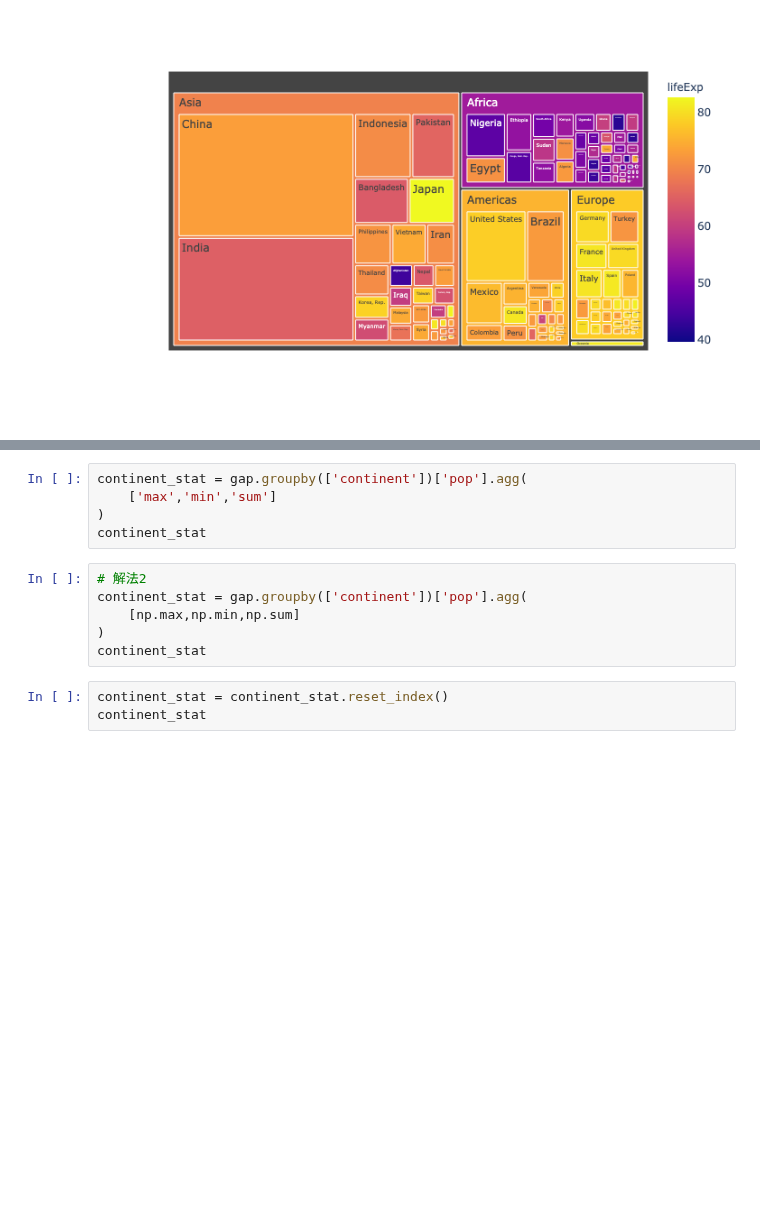
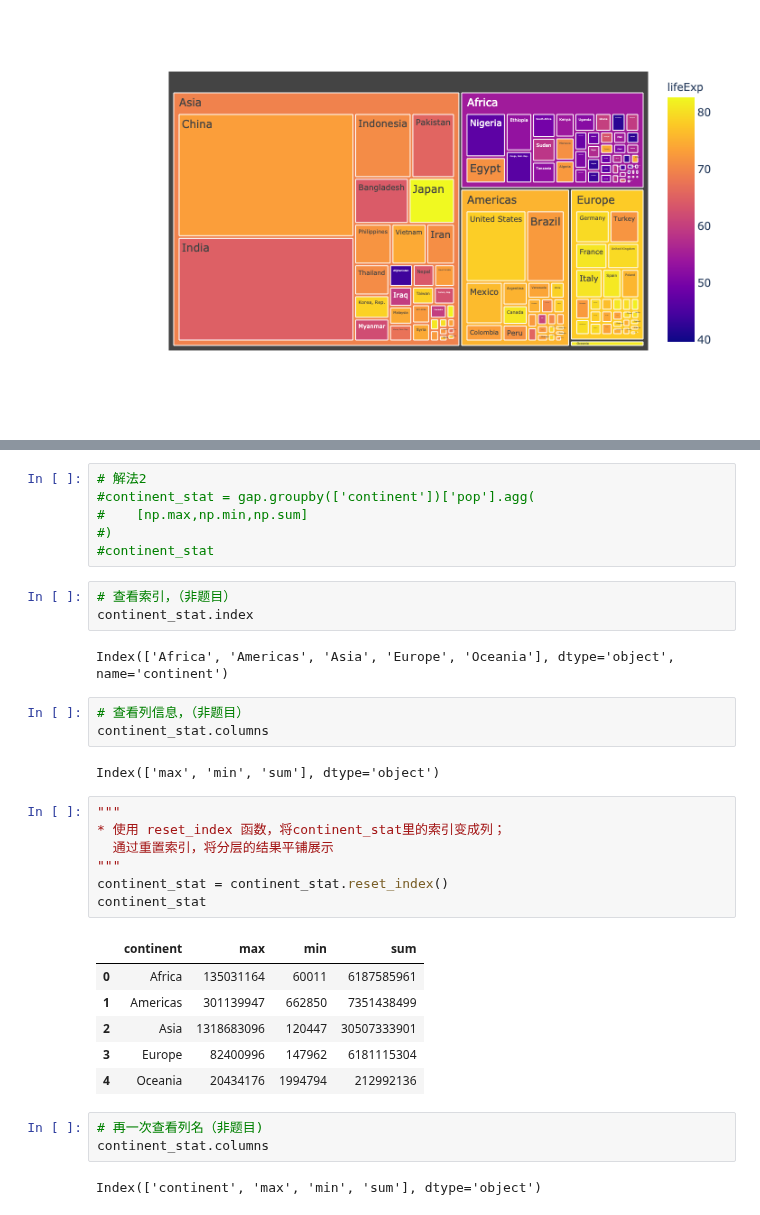
Before and after one commit to liuhui998/pe2, a Jupyter notebook: 10-groupby/answer-questions.ipynb, the cells around one changed output, grey strips where cells are left out. Drawn from its saved outputs; the diff is of its cells as text; blank space fills up the shorter version.

```diff
--- a/10-groupby/answer-questions.ipynb
+++ b/10-groupby/answer-questions.ipynb
@@ -447,17 +491,38 @@ fig.show('png')
 # %%
-continent_stat = gap.groupby(['continent'])['pop'].agg(
-    ['max','min','sum']
-)
-continent_stat
+# 解法2
+#continent_stat = gap.groupby(['continent'])['pop'].agg(
+#    [np.max,np.min,np.sum]
+#)
+#continent_stat
-# %%
-# 解法2
-continent_stat = gap.groupby(['continent'])['pop'].agg(
-    [np.max,np.min,np.sum]
-)
-continent_stat
-# %%
-continent_stat = continent_stat.reset_index()
-continent_stat
+# %%
+# 查看索引，（非题目）
+continent_stat.index
+# %% [output]
+Index(['Africa', 'Americas', 'Asia', 'Europe', 'Oceania'], dtype='object', name='continent')
+# %%
+# 查看列信息，（非题目）
+continent_stat.columns
+# %% [output]
+Index(['max', 'min', 'sum'], dtype='object')
+# %%
+"""
+* 使用 reset_index 函数，将continent_stat里的索引变成列；
+  通过重置索引，将分层的结果平铺展示
+"""
+continent_stat = continent_stat.reset_index()
+continent_stat
+# %% [output]
+|  | continent | max | min | sum |
+| 0 | Africa | 135031164 | 60011 | 6187585961 |
+| 1 | Americas | 301139947 | 662850 | 7351438499 |
+| 2 | Asia | 1318683096 | 120447 | 30507333901 |
+| 3 | Europe | 82400996 | 147962 | 6181115304 |
+| 4 | Oceania | 20434176 | 1994794 | 212992136 |
+# %%
+# 再一次查看列名（非题目)
+continent_stat.columns
+# %% [output]
+Index(['continent', 'max', 'min', 'sum'], dtype='object')
 # %% [markdown]
 # 8. 参考资料
 * [Plotly 图表简介](https://plotly.com/python/)
```
Also changed, not shown: parts of 8 cells of this notebook, 1 other file.
